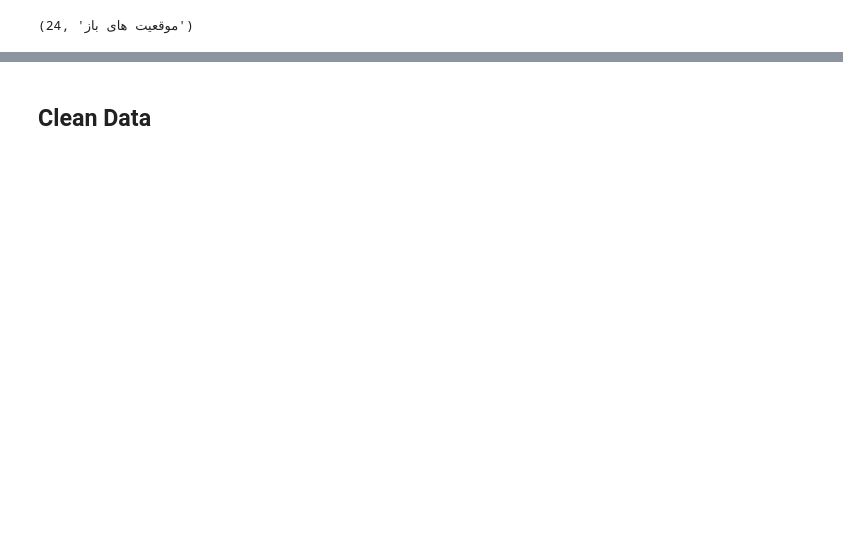
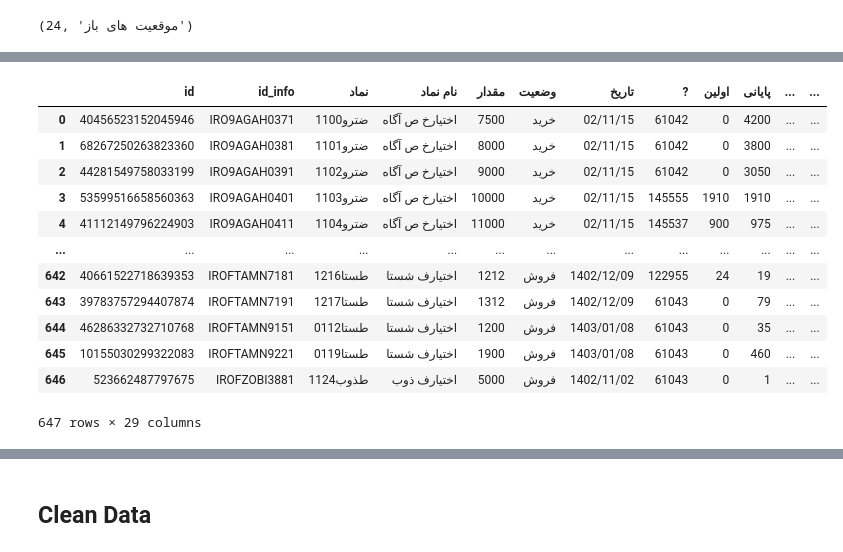
Before and after one commit to amirbaa1/tsetmc_dash, a Jupyter notebook: tsetmc/tsetmc.ipynb, the cells around one changed output, grey strips where cells are left out. Saved outputs shown, nothing was run; the diff lists cells and outputs as text; code cells hidden in the pictures; blank space fills up the shorter version.

```diff
--- a/tsetmc/tsetmc.ipynb
+++ b/tsetmc/tsetmc.ipynb
@@ -199,3 +199,20 @@ df_ektiar
+# %%
+df_ektiar["دسته"] = df_ektiar["نام نماد"].str.extract(r"\s(.+)$")
+df_ektiar
+# %% [output]
+|  | id | id_info | نماد | نام نماد | مقدار | وضعیت | تاریخ | ? | اولین | پایانی | ... | ... |
+| 0 | 40456523152045946 | IRO9AGAH0371 | ضترو1100 | اختيارخ ص آگاه | 7500 | خرید | 02/11/15 | 61042 | 0 | 4200 | ... | ... |
+| 1 | 68267250263823360 | IRO9AGAH0381 | ضترو1101 | اختيارخ ص آگاه | 8000 | خرید | 02/11/15 | 61042 | 0 | 3800 | ... | ... |
+| 2 | 44281549758033199 | IRO9AGAH0391 | ضترو1102 | اختيارخ ص آگاه | 9000 | خرید | 02/11/15 | 61042 | 0 | 3050 | ... | ... |
+| 3 | 53599516658560363 | IRO9AGAH0401 | ضترو1103 | اختيارخ ص آگاه | 10000 | خرید | 02/11/15 | 145555 | 1910 | 1910 | ... | ... |
+| 4 | 41112149796224903 | IRO9AGAH0411 | ضترو1104 | اختيارخ ص آگاه | 11000 | خرید | 02/11/15 | 145537 | 900 | 975 | ... | ... |
+| ... | ... | ... | ... | ... | ... | ... | ... | ... | ... | ... | ... | ... |
+| 642 | 40661522718639353 | IROFTAMN7181 | طستا1216 | اختيارف شستا | 1212 | فروش | 1402/12/09 | 122955 | 24 | 19 | ... | ... |
+| 643 | 39783757294407874 | IROFTAMN7191 | طستا1217 | اختيارف شستا | 1312 | فروش | 1402/12/09 | 61043 | 0 | 79 | ... | ... |
+| 644 | 46286332732710768 | IROFTAMN9151 | طستا0112 | اختيارف شستا | 1200 | فروش | 1403/01/08 | 61043 | 0 | 35 | ... | ... |
+| 645 | 10155030299322083 | IROFTAMN9221 | طستا0119 | اختيارف شستا | 1900 | فروش | 1403/01/08 | 61043 | 0 | 460 | ... | ... |
+| 646 | 523662487797675 | IROFZOBI3881 | طذوب1124 | اختيارف ذوب | 5000 | فروش | 1402/11/02 | 61043 | 0 | 1 | ... | ... |
+647 rows × 29 columns
 # %%
 df_ektiar["وضعیت"] = np.where(df_ektiar["نام نماد"].str.contains("اختيارخ"), 'خرید', 'فروش')
 df_ektiar.insert(5, "وضعیت", df_ektiar.pop("وضعیت"))
```
Also changed, not shown: parts of 11 cells of this notebook, 15 other files.
